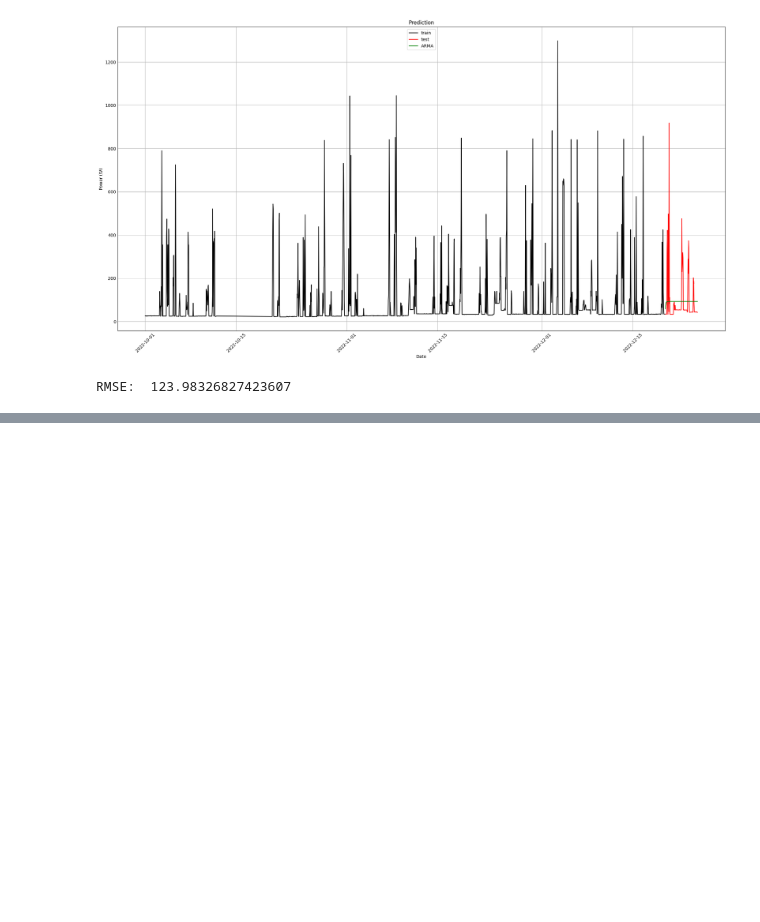
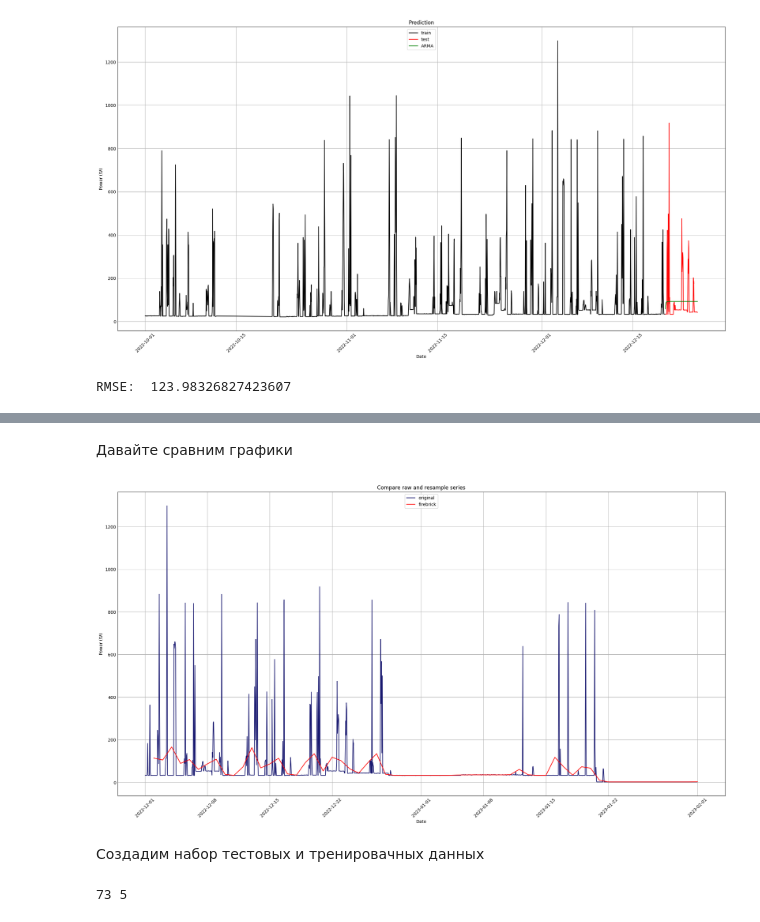
Before and after one commit to Machalkas/LoraWanDataAnalysis, a Jupyter notebook: main.ipynb, the cells around one changed output, grey strips where cells are left out. Cells and saved outputs as stored; diff of their text form; code cells hidden in the pictures; blank space fills up the shorter version.

```diff
--- a/main.ipynb
+++ b/main.ipynb
@@ -264,0 +300,36 @@ RMSE:  123.97428277001487
+# %% [markdown]
+Давайте сравним графики
+# %%
+sample_from_datetime = datetime.datetime(year=2022, month=12, day=1, hour=0)
+sample_to_datetime = datetime.datetime(year=2023, month=2, day=1, hour=0)
+
+original_power_df = power_df.loc[(power_df.datetime>sample_from_datetime) & (power_df.datetime <= sample_to_datetime)]
+avg_power_df = resampled_power_df.loc[(resampled_power_df.index>sample_from_datetime) & (resampled_power_df.index <= sample_to_datetime)]
+
+raw_power_x = original_power_df.datetime
+avg_power_x = avg_power_df.index
+# %%
+plt.style.use('_mpl-gallery')
+fig, ax = plt.subplots()
+fig.set_size_inches(20, 10)
+fig.set_dpi(100)
+plt.title("Compare raw and resample series")
+plt.xticks(rotation=45)
+plt.xlabel('Date')
+plt.ylabel('Power (W)')
+
+plt.plot(raw_power_x, original_power_df[data_colum_name], color = "midnightblue", label = "original")
+plt.plot(avg_power_x, avg_power_df.total, color = "red", label = "firebrick")
+
+plt.legend(loc='upper center')
+plt.show()
+# %% [output]
+[figure, added]
+# %% [markdown]
+Создадим набор тестовых и тренировачных данных
+# %%
+resampled_train_df = resampled_power_df.loc[(resampled_power_df.index>=from_datetime) & (resampled_power_df.index<=separation_datetime)]
+resampled_test_df = resampled_power_df.loc[(resampled_power_df.index>separation_datetime) & (resampled_power_df.index <= to_datetime)]
+print(len(resampled_train_df), len(resampled_test_df))
+# %% [output]
+73 5
```
Also changed, not shown: parts of 14 cells of this notebook.
